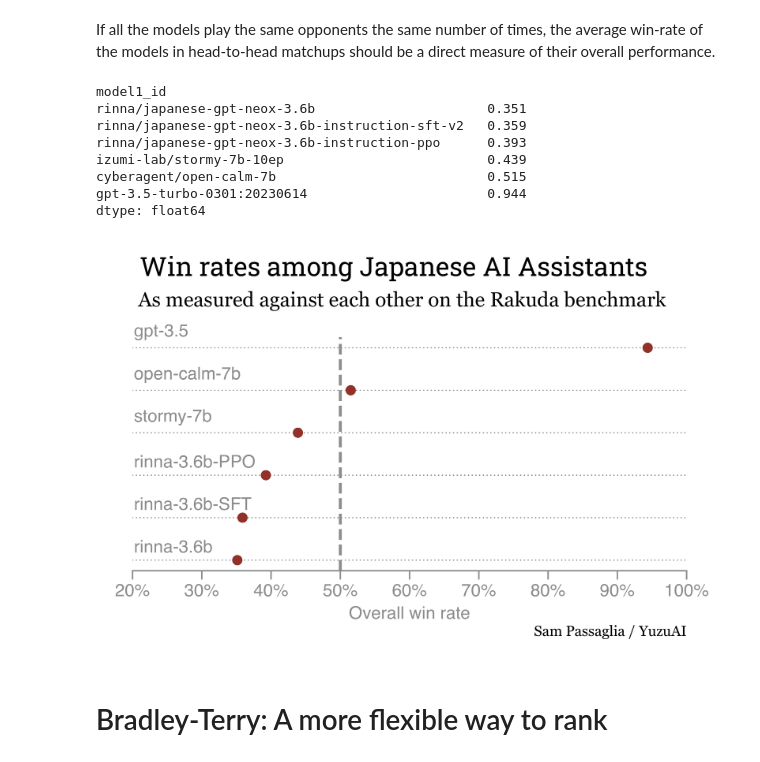
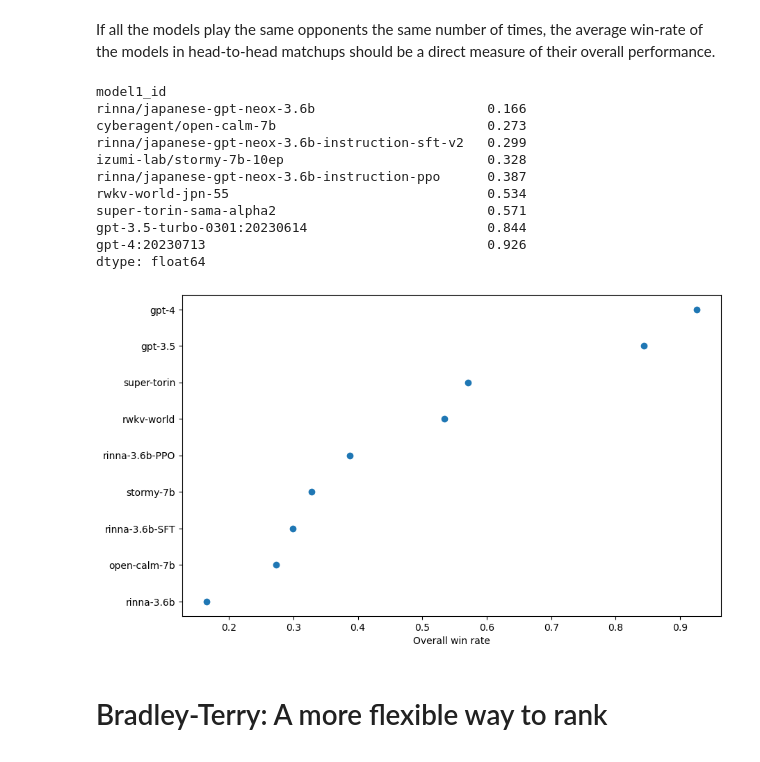
Before and after one commit to yuzu-ai/japanese-llm-ranking, a Jupyter notebook: jrank/bradley-terry.ipynb, the cells around one changed output. Saved outputs shown, nothing was run; the diff lists cells and outputs as text; code cells hidden in the pictures.

```diff
--- a/jrank/bradley-terry.ipynb
+++ b/jrank/bradley-terry.ipynb
@@ -141,0 +54,4 @@ w_i = (a_ij + b_ij.T).sum(axis=1) / ((a_ij + b_ij.T) + (a_ij + b_ij.T).T).sum(ax
+# %%
+models = pd.concat([df["model1_id"], df["model2_id"]]).unique()
+models = pd.Series(np.arange(len(models)), index=models)
+models
@@ -144,26 +105,58 @@ w_i = (a_ij + b_ij.T).sum(axis=1) / ((a_ij + b_ij.T) + (a_ij + b_ij.T).T).sum(ax
 # %% [markdown]
 If all the models play the same opponents the same number of times, the average win-rate of the models in head-to-head matchups should be a direct measure of their overall performance.
 # %%
-win_rates = w_i.sort_values()
+# total number of times model i in first position beats model j in second position
+a_ij = df.groupby(["model1_id", "model2_id"])["score"].sum().unstack(fill_value=0)
+
+# total number of times model i in first position loses model j in second position
+df_loss = df.copy()
+df_loss["score"] = df_loss["score"].apply(
+    lambda x: 1 if x == 0 else (0.5 if x == 0.5 else 0)
+)
+b_ij = df_loss.groupby(["model1_id", "model2_id"])["score"].sum().unstack(fill_value=0)
+
+# total number of times model i plays model j, regardless of order
+all_pairs = pd.concat(
+    [
+        df[["model1_id", "model2_id"]],
+        df[["model2_id", "model1_id"]].rename(
+            columns={"model2_id": "model1_id", "model1_id": "model2_id"}
+        ),
+    ]
+)
+n_ij = all_pairs.groupby(["model1_id", "model2_id"]).size().unstack(fill_value=0)
+assert n_ij.sum().sum() == 2 * M
+
+# win fraction of model i against model j, regardless of order
+win_frac_ij = (a_ij + b_ij.T) / n_ij
+
+# overall average win rate
+w_i = (a_ij + b_ij.T).sum(axis=1) / ((a_ij + b_ij.T) + (a_ij + b_ij.T).T).sum(axis=1)
+
+win_rates = w_i.sort_values(ascending=True)
 win_rates
 # %% [output]
 model1_id
-rinna/japanese-gpt-neox-3.6b                      0.351
-rinna/japanese-gpt-neox-3.6b-instruction-sft-v2   0.359
-rinna/japanese-gpt-neox-3.6b-instruction-ppo      0.393
-izumi-lab/stormy-7b-10ep                          0.439
-cyberagent/open-calm-7b                           0.515
-gpt-3.5-turbo-0301:20230614                       0.944
+rinna/japanese-gpt-neox-3.6b                      0.166
+cyberagent/open-calm-7b                           0.273
+rinna/japanese-gpt-neox-3.6b-instruction-sft-v2   0.299
+izumi-lab/stormy-7b-10ep                          0.328
+rinna/japanese-gpt-neox-3.6b-instruction-ppo      0.387
+rwkv-world-jpn-55                                 0.534
+super-torin-sama-alpha2                           0.571
+gpt-3.5-turbo-0301:20230614                       0.844
+gpt-4:20230713                                    0.926
 dtype: float64
 # %%
 # # Get x values and error values
 x_values = win_rates.values
 # errors = np.array([[d["one_sigma_down"], d["one_sigma_up"]] for d in strengths]).T
-labels = [short_names[model_id] for model_id in win_rates.index]
+labels = [short_names[model] for model in win_rates.index]
 y_values = range(len(x_values))
 
 # Plot
 try:
+    import samplotlib
     from samplotlib import colors
     from samplotlib.circusboy import CircusBoy
 
@@ -178,39 +171,37 @@ try:
 
     ax.scatter(x_values * 100, y_values)
     ax.set_xlabel(r"Overall win rate")
-    cb.set_byline(ax, "Sam Passaglia / YuzuAI", pad = 7)
+    cb.set_byline(ax, "Sam Passaglia / YuzuAI", pad=7)
 
     cb.set_title(
         ax,
         title="Win rates among Japanese AI Assistants",
         subtitle="As measured against each other on the Rakuda benchmark",
     )
     ax.set_xlim([20, 100])
 
     ax.xaxis.set_major_formatter(mtick.PercentFormatter())
 
     ax.axvline(50, color=cb.grey, ls="--", lw=2)
     # ax.set_ylim([-0.19, 5.3])
 
     ax.set_yticks(y_values, labels)
     # ax.set_xticks([-0.5, 0, 0.5, 1])
 
     fig.savefig(charts_prefix + "winrate.png")
     fig.savefig(charts_prefix + "winrate.pdf")
     matplotlib.rcParams.update(matplotlib.rcParamsDefault)
     plt.rcParams["text.usetex"] = True
-
+    Image(charts_prefix + "winrate.png", width=800)
 except ImportError:
     plt.figure(figsize=(10, 6))
     plt.scatter(x_values, y_values)
     plt.xlabel("Overall win rate")
     plt.yticks(y_values, labels)
     plt.savefig(charts_prefix + "winrate.png")
     # plt.show()
-
-Image(charts_prefix + "winrate.png", width=800)
 # %% [output]
-[figure, old version]
+[figure, new version]
 # %% [markdown]
 # Bradley-Terry: A more flexible way to rank
 # %% [markdown]
```
Also changed, not shown: parts of 52 cells of this notebook, 10 other files.
